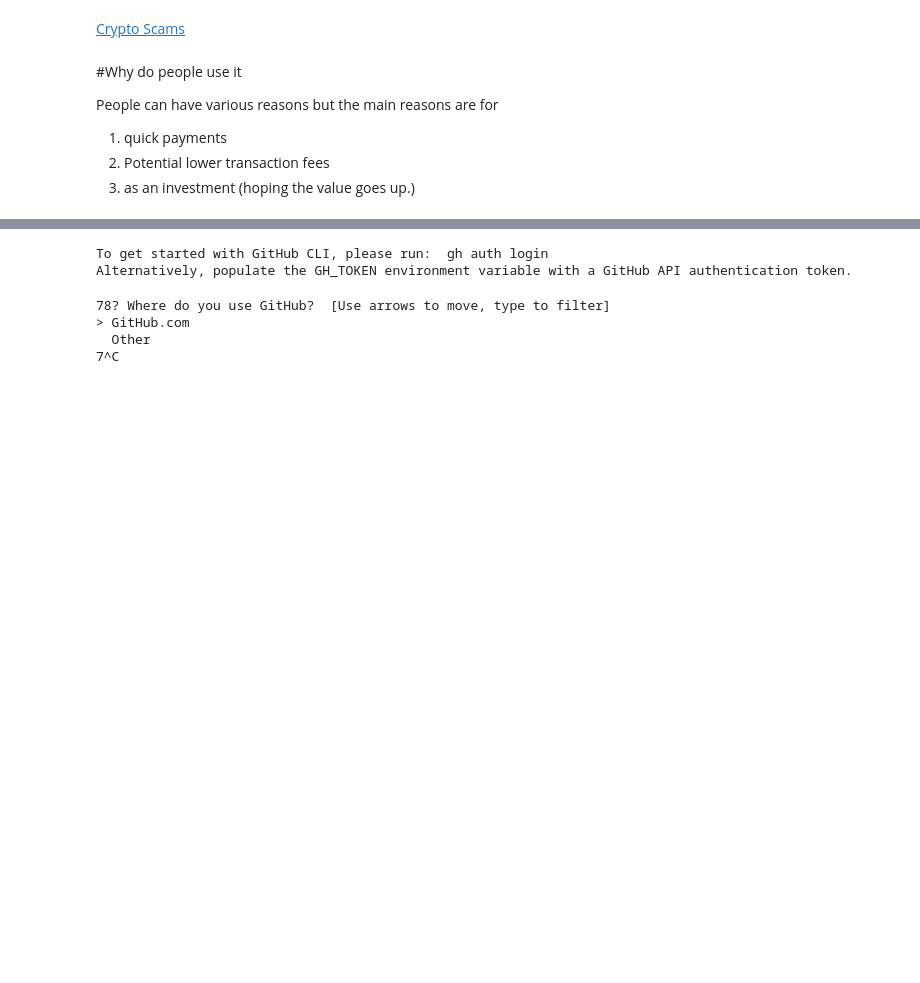
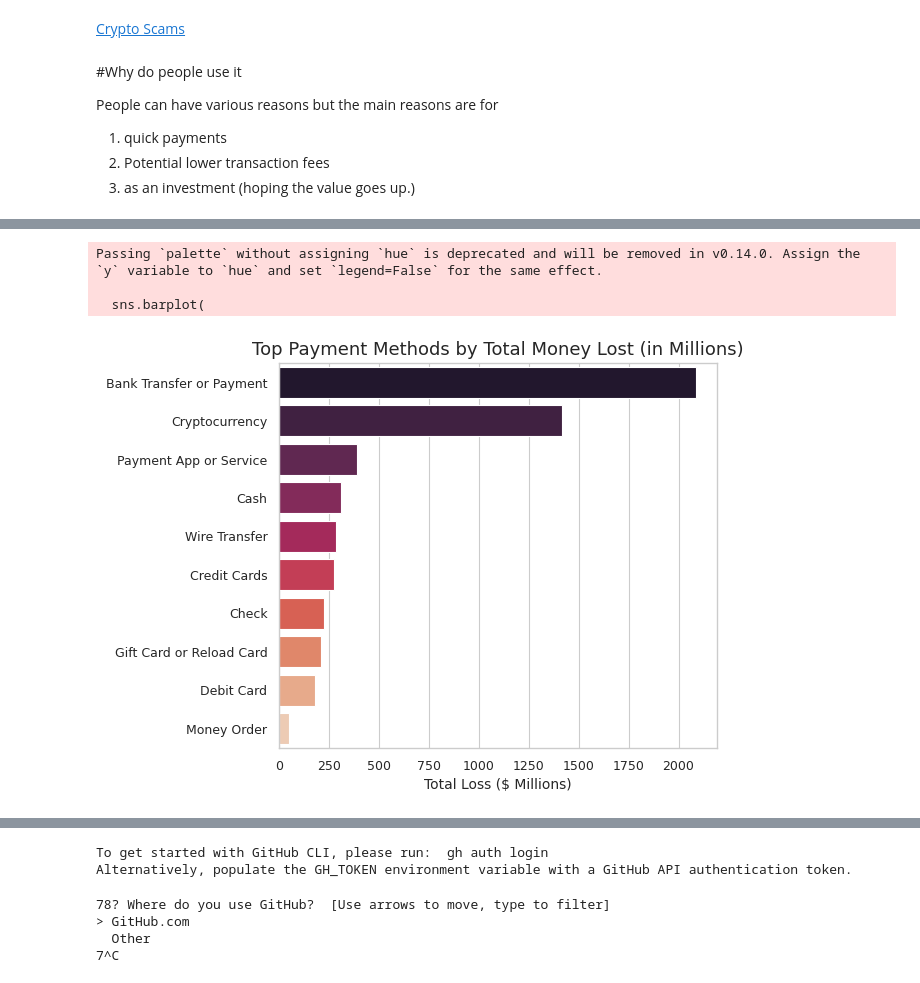
Before and after one commit to picklefarm1234/Bitcoint-Scam-Detection-, a Jupyter notebook: Final_Project.ipynb, the cells around one changed output, grey strips where cells are left out. Saved outputs shown, nothing was run; the diff lists cells and outputs as text; code cells hidden in the pictures; blank space fills up the shorter version.

```diff
--- a/Final_Project.ipynb
+++ b/Final_Project.ipynb
@@ -18,0 +288,27 @@ People can have various reasons but the main reasons are for
+# %%
+#now by amount loss
+fraud_paymentMet_DB['Total $ Loss'] = (fraud_paymentMet_DB['Total $ Loss'].str.replace('$', '').str.replace('M', '').str.replace(',', '').astype(float))
+
+top_payment = fraud_paymentMet_DB.sort_values(
+    by='Total $ Loss',
+    ascending=False
+)
+sns.barplot(
+    x='Total $ Loss',
+    y='Payment Method',
+    data=top_payment,
+    palette='rocket'
+)
+plt.title("Top Payment Methods by Total Money Lost (in Millions)", fontsize=13)
+plt.xlabel("Total Loss ($ Millions)", fontsize=10)
+plt.ylabel("")
+plt.xticks(fontsize=9)
+plt.yticks(fontsize=9)
+
+plt.tight_layout()
+plt.show()
+# %% [output]
+Passing `palette` without assigning `hue` is deprecated and will be removed in v0.14.0. Assign the `y` variable to `hue` and set `legend=False` for the same effect.
+
+  sns.barplot(
+[figure, added]
```
Also changed, not shown: parts of 39 cells of this notebook.
